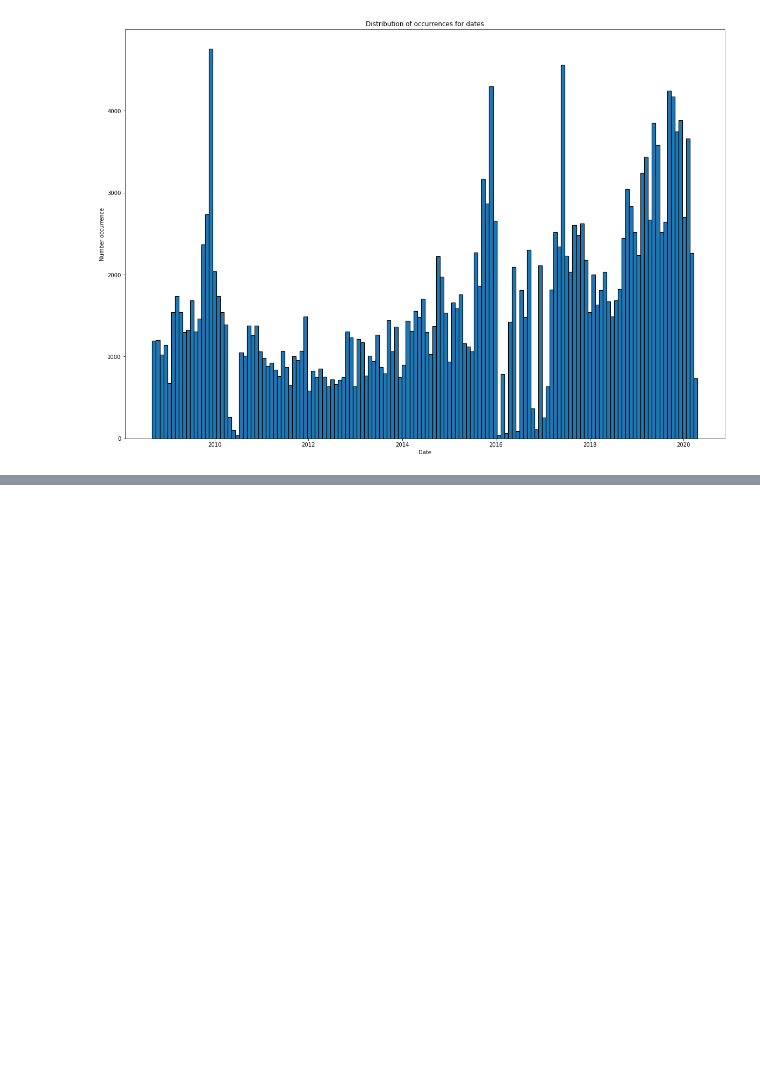
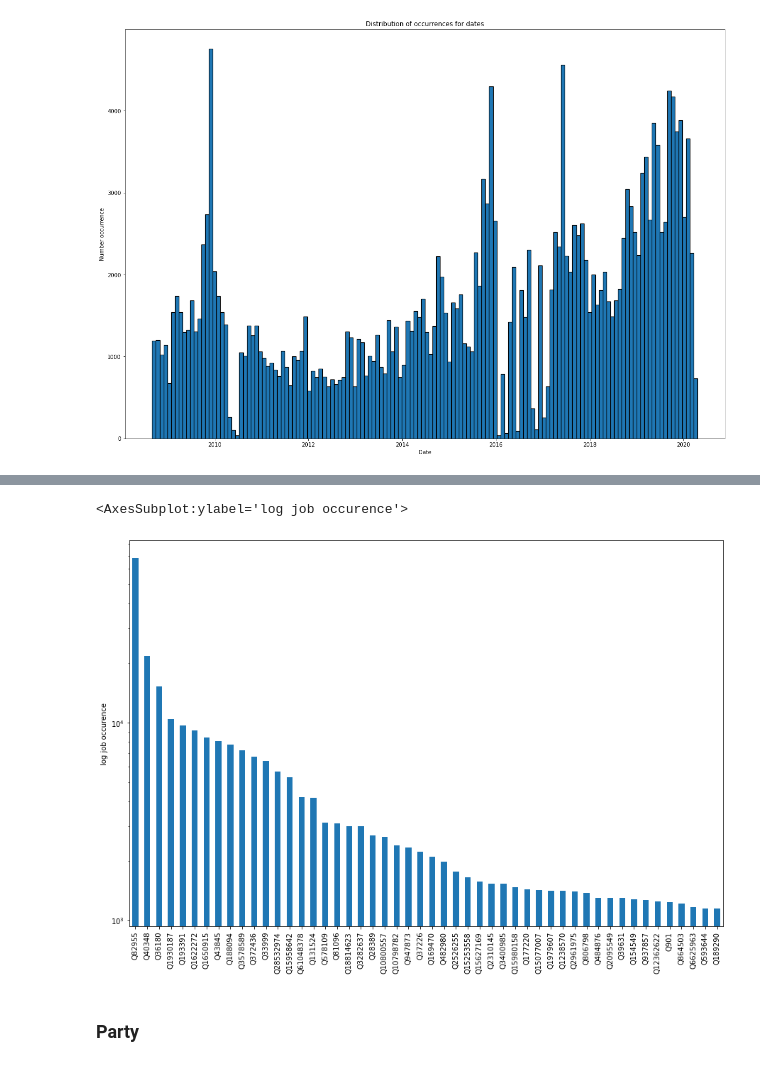
Before and after one commit to epfl-ada/ada-2021-project-salazar-gang, a Jupyter notebook: working_draft.ipynb, the cells around one changed output, grey strips where cells are left out. Cells and saved outputs as stored; diff of their text form; code cells hidden in the pictures; blank space fills up the shorter version.

```diff
--- a/working_draft.ipynb
+++ b/working_draft.ipynb
@@ -83,0 +123,5 @@ print(type(twenty_thirty))
+# %%
+mask_occupation = (df1['speaker_age'].str.len() == 1) & ~(df1['speaker_occupation'].astype(str).str.contains('NOT_KNOWN'))  & ~(df1['speaker_occupation'].astype(str).str.contains('None')) & ~(df1['speaker_occupation'].astype(str).str.contains('NOT_FOUND'))
+occupation = df1[mask_occupation]
+occupation = occupation['speaker_occupation']
+occupation.count
@@ -83,0 +155,12 @@ print(type(twenty_thirty))
+# %%
+jobs = occupation.explode().explode()
+#jobs = jobs.explode()
+# %%
+job_count = (jobs.value_counts())[:50]
+# %%
+job_count.plot(kind = 'bar', figsize = (15,10), logy=True, ylabel = 'log job occurence')
+# %% [output]
+<AxesSubplot:ylabel='log job occurence'>
+[figure, added]
+# %% [markdown]
+### Party
```
Also changed, not shown: parts of 20 cells of this notebook.
